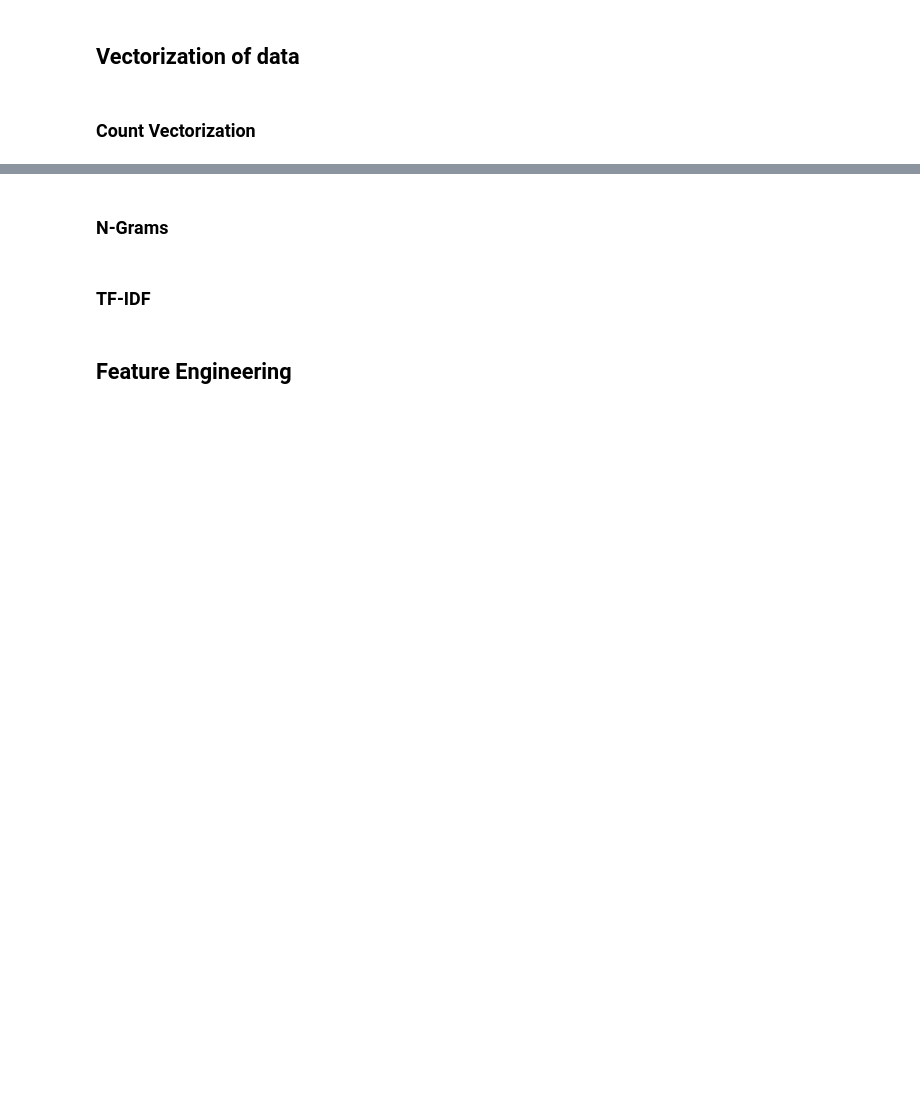
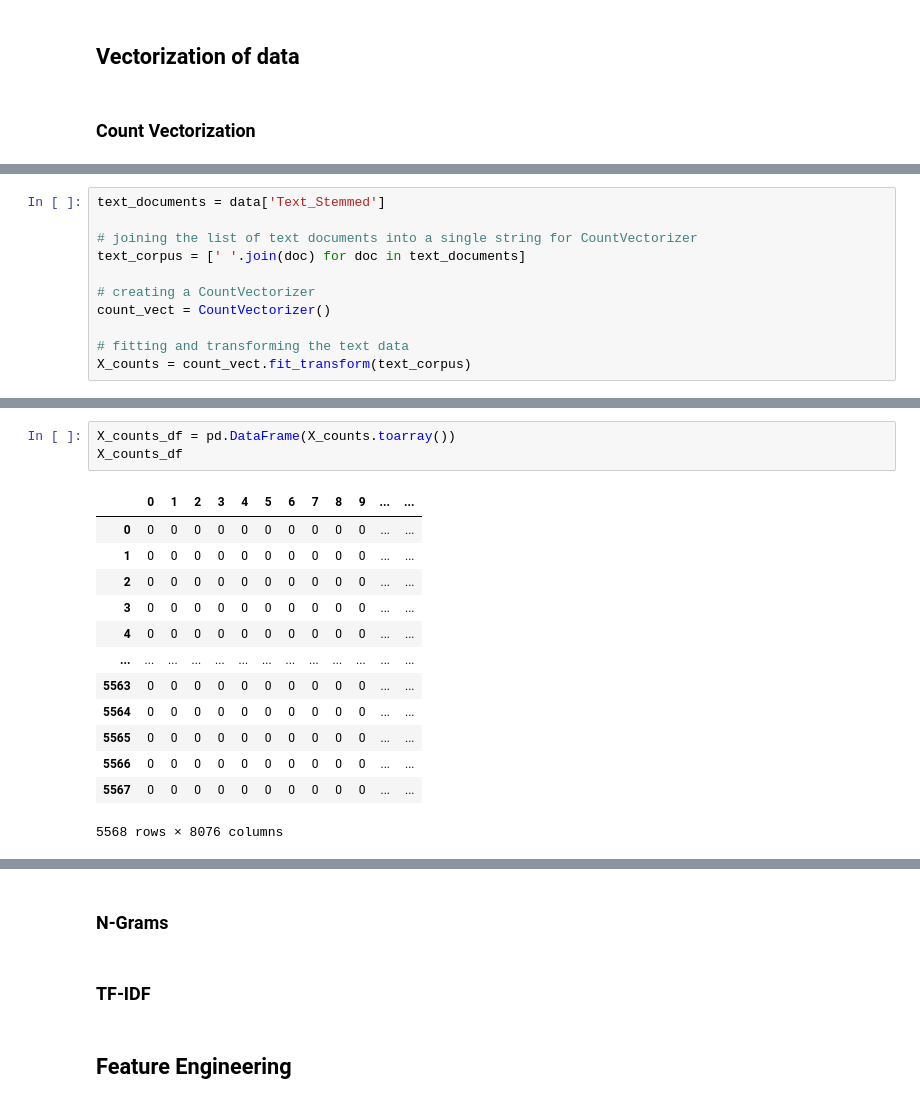
Before and after one commit to abhiyanbhattarai/NLP-Tutorial, a Jupyter notebook: NLP Learning.ipynb, the cells around one changed output, grey strips where cells are left out. Saved outputs shown, nothing was run; the diff lists cells and outputs as text; blank space fills up the shorter version.

Commit message:
Added CountVectorizer

```diff
--- a/NLP Learning.ipynb
+++ b/NLP Learning.ipynb
@@ -196,0 +204,11 @@ data.head()
+# %%
+text_documents = data['Text_Stemmed']
+
+# joining the list of text documents into a single string for CountVectorizer
+text_corpus = [' '.join(doc) for doc in text_documents]
+
+# creating a CountVectorizer
+count_vect = CountVectorizer()
+
+# fitting and transforming the text data
+X_counts = count_vect.fit_transform(text_corpus)
@@ -196,0 +221,17 @@ data.head()
+# %%
+X_counts_df = pd.DataFrame(X_counts.toarray())
+X_counts_df
+# %% [output]
+|  | 0 | 1 | 2 | 3 | 4 | 5 | 6 | 7 | 8 | 9 | ... | ... |
+| 0 | 0 | 0 | 0 | 0 | 0 | 0 | 0 | 0 | 0 | 0 | ... | ... |
+| 1 | 0 | 0 | 0 | 0 | 0 | 0 | 0 | 0 | 0 | 0 | ... | ... |
+| 2 | 0 | 0 | 0 | 0 | 0 | 0 | 0 | 0 | 0 | 0 | ... | ... |
+| 3 | 0 | 0 | 0 | 0 | 0 | 0 | 0 | 0 | 0 | 0 | ... | ... |
+| 4 | 0 | 0 | 0 | 0 | 0 | 0 | 0 | 0 | 0 | 0 | ... | ... |
+| ... | ... | ... | ... | ... | ... | ... | ... | ... | ... | ... | ... | ... |
+| 5563 | 0 | 0 | 0 | 0 | 0 | 0 | 0 | 0 | 0 | 0 | ... | ... |
+| 5564 | 0 | 0 | 0 | 0 | 0 | 0 | 0 | 0 | 0 | 0 | ... | ... |
+| 5565 | 0 | 0 | 0 | 0 | 0 | 0 | 0 | 0 | 0 | 0 | ... | ... |
+| 5566 | 0 | 0 | 0 | 0 | 0 | 0 | 0 | 0 | 0 | 0 | ... | ... |
+| 5567 | 0 | 0 | 0 | 0 | 0 | 0 | 0 | 0 | 0 | 0 | ... | ... |
+5568 rows × 8076 columns
```
Also changed, not shown: parts of 9 cells of this notebook.
